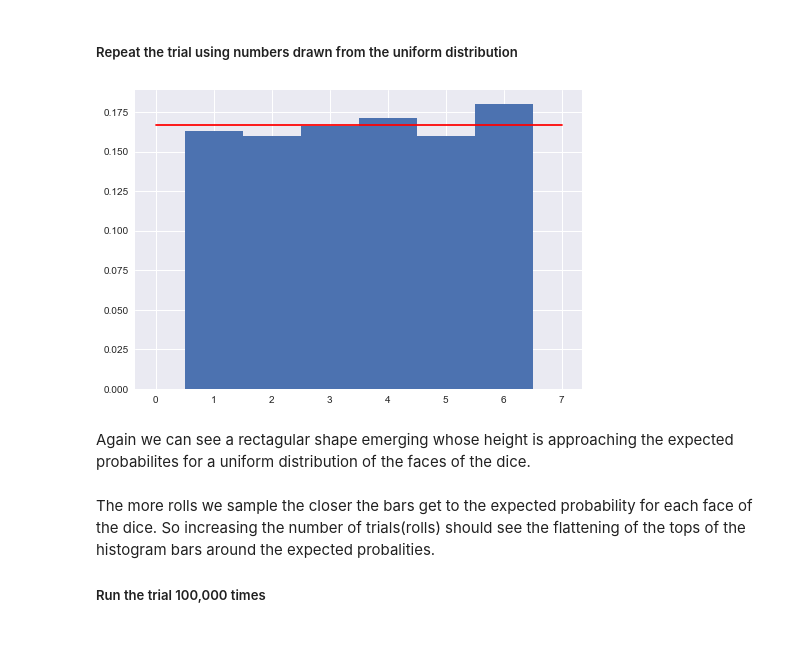
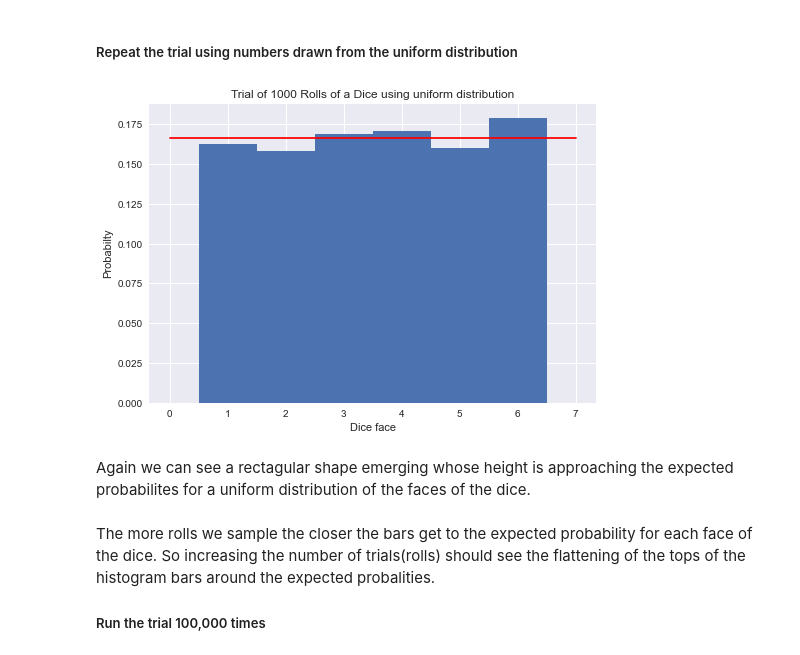
Before and after one commit to MarkJParry/PDA-Numpy, a Jupyter notebook: numpy-random.ipynb, the cells around one changed output. Saved outputs shown, nothing was run; the diff lists cells and outputs as text; code cells hidden in the pictures.

```diff
--- a/numpy-random.ipynb
+++ b/numpy-random.ipynb
@@ -328,12 +344,15 @@ From the plot above we can see that the counts of the numbers drawn are nearing
 # %%
 rolls= rng.uniform(1,7,no_rolls)
 # %%
+plt.ylabel("Probabilty")
+plt.xlabel("Dice face")
+plt.title("Trial of 1000 Rolls of a Dice using uniform distribution")
 plt.hist(rolls,bins=[1,2,3,4,5,6,7],density=True,align="left")
 probabilities=np.full(8,.1667)
 plt.plot(probabilities,color="r")
 plt.show()
 # %% [output]
-[figure, old version]
+[figure, new version]
 # %% [markdown]
 Again we can see a rectagular shape emerging whose height is approaching the expected probabilites for a uniform distribution of the faces of the dice.
 <br>
```
Also changed, not shown: parts of 51 cells of this notebook, 1 other file.
